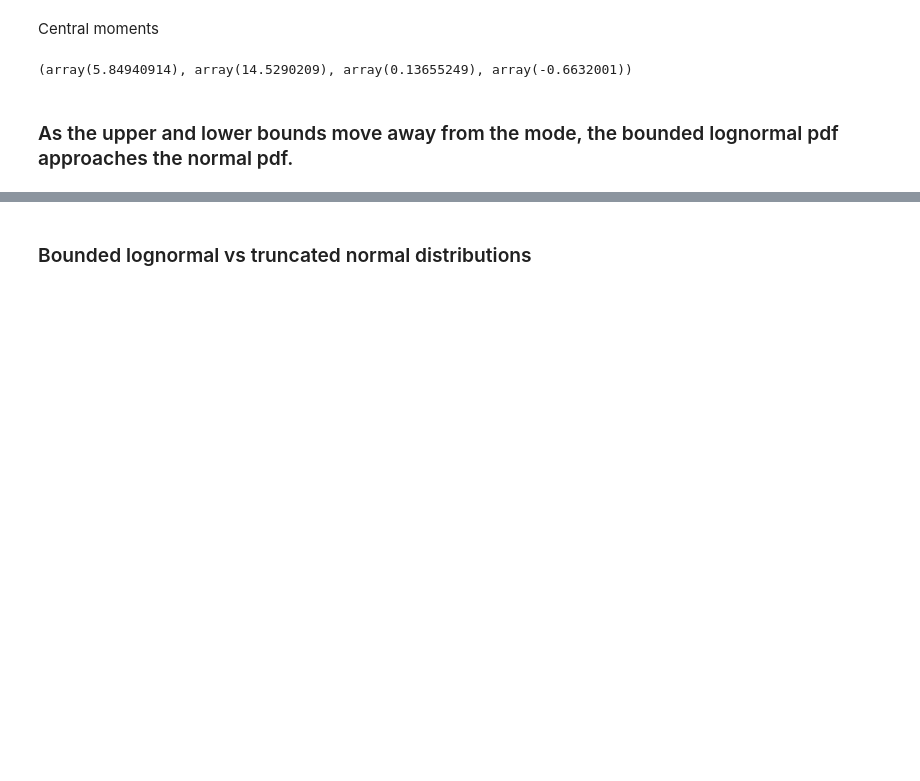
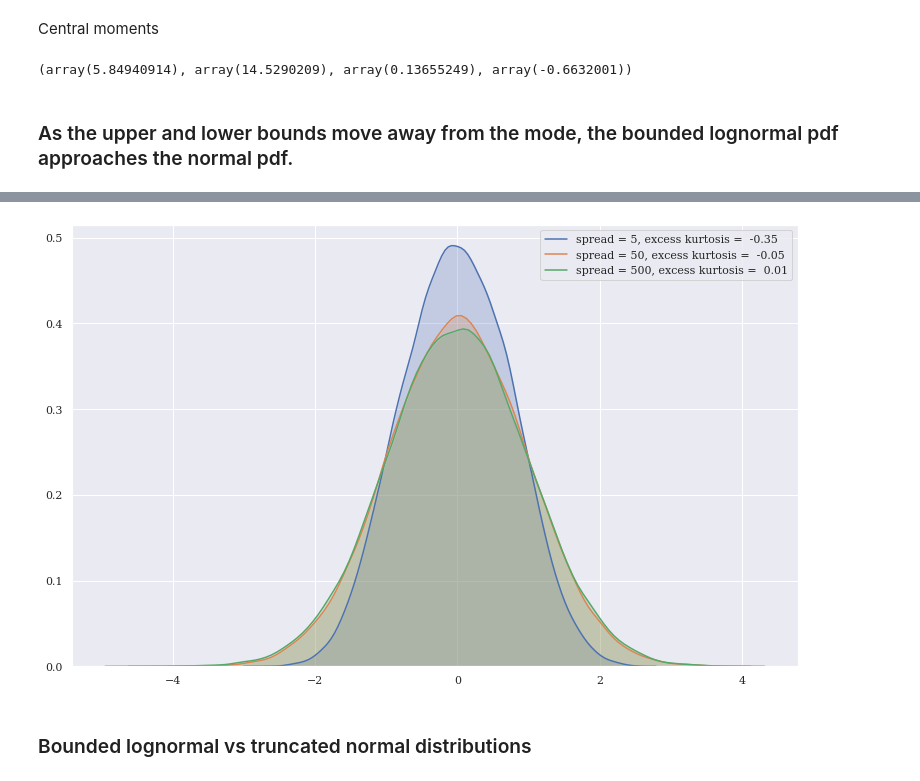
Before and after one commit to tedteske/bounded_lognorm, a Jupyter notebook: bounded_lognorm.ipynb, the cells around one changed output, grey strips where cells are left out. Drawn from its saved outputs; the diff is of its cells as text; code cells hidden in the pictures; blank space fills up the shorter version.

```diff
--- a/bounded_lognorm.ipynb
+++ b/bounded_lognorm.ipynb
@@ -545,3 +549,21 @@ compare_to_standard_N(200)
+# %%
+mode, sigma = 0, 1
+
+spreads = [5, 50, 500]
+for spread in spreads:
+
+    lower = mode - spread
+    upper = mode + spread
+
+    y = bounded_lognorm.rvs(mode, sigma, lower, upper, size=max(spreads)*100)
+    k = kurtosis(y, fisher=True)
+    label = 'spread = ' + str(spread)
+    label += ', excess kurtosis =  ' + str(round(k,2))
+    sns.kdeplot(y, label=label, shade=True)
+plt.legend()
+plt.show()
+# %% [output]
+[figure, added]
 # %% [markdown]
 ### Bounded lognormal vs truncated normal distributions
 # %%
```
Also changed, not shown: parts of 7 cells of this notebook.
